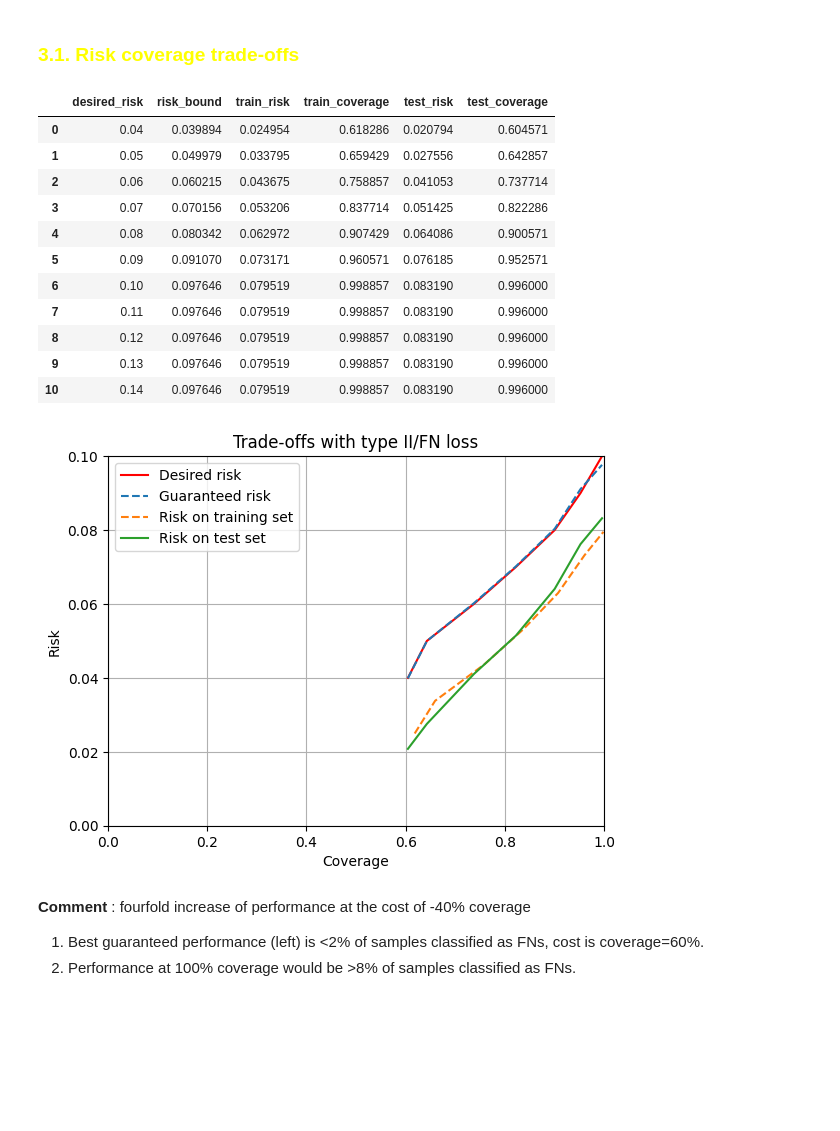
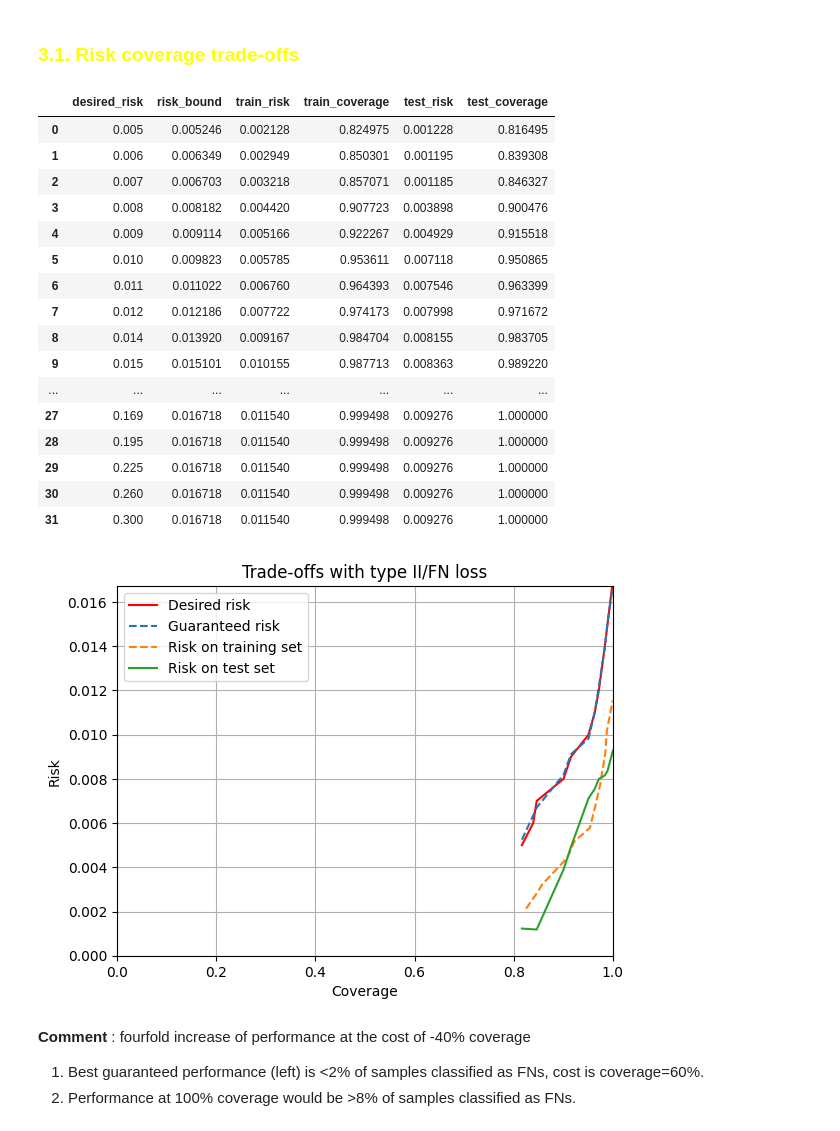
Before and after one commit to EmilienJemelen/selective-classification, a Jupyter notebook: HISTO_WSI/SGR.ipynb, the cells around one changed output. Drawn from its saved outputs; the diff is of its cells as text; code cells hidden in the pictures; blank space fills up the shorter version.

```diff
--- a/HISTO_WSI/SGR.ipynb
+++ b/HISTO_WSI/SGR.ipynb
@@ -97,7 +103,7 @@ __Comment__ :
 # %% [markdown]
 ### <font color = 'yellow'> 1.2. Evolution of trade-offs as class imbalance increases
 # %%
-sample_size=3500
+sample_size = min(int(sgr_df.y_true.sum())*2, int((sgr_df.y_true==0).sum()))
 all_propor_dfs = pd.DataFrame()
 
 for proportion_1 in range(1,51):
@@ -106,16 +112,15 @@ for proportion_1 in range(1,51):
                                             proportion_1=proportion_1/100,
                                             sample_size=sample_size)
 
-    train_set = imbalanced_set.iloc[:int(sample_size/2)]
-    train_set = train_set.sort_values('SR', ascending=True).reset_index(drop=True).copy()
-    test_set = imbalanced_set.iloc[int(sample_size/2):]
+    train_set_ = imbalanced_set.iloc[:int(sample_size/2)]
+    train_set_ = train_set_.sort_values('SR', ascending=True).reset_index(drop=True).copy()
+    test_set_ = imbalanced_set.iloc[int(sample_size/2):]
 
-    results = SGR_at_risks(train_set, test_set, k = int(np.log2(train_set.shape[0])),
-                           delta=0.05, desired_risks=[i/100 for i in range(1,30)])
+    results = SGR_at_risks(train_set_, test_set_, k = int(np.log2(train_set_.shape[0])),
+                           delta=delta, desired_risks=desired_risks)
     results['proportion_1'] = proportion_1/100
     all_propor_dfs = pd.concat([all_propor_dfs, results]).reset_index(drop=True)
 
-
-all_propor_dfs.head()
+all_propor_dfs
 # %% [output]
 |  | desired_risk | risk_bound | train_risk | train_coverage | test_risk | test_coverage | proportion_1 |
@@ -182,6 +195,6 @@ __Comment__ : no clear effect of imbalance increase
 # %%
 results = SGR_at_risks(train_set, test_set, k = int(np.log2(train_set.shape[0])),
-                       delta=0.05, desired_risks=[i/100 for i in range(1,15)], loss = 'typeI')
+                       delta=delta, desired_risks=desired_risks, loss = 'typeI')
 results
 # %% [output]
 |  | desired_risk | risk_bound | train_risk | train_coverage | test_risk | test_coverage |
@@ -220,7 +236,6 @@ __Comment__ : fourfold increase of performance at the cost of -70% coverage
 # %% [markdown]
 ### <font color = 'yellow'> 2.2. Evolution of trade-offs as class imbalance increases
 # %%
-sample_size=3500
 all_propor_dfs = pd.DataFrame()
 
 for proportion_1 in range(1,51):
@@ -229,15 +244,15 @@ for proportion_1 in range(1,51):
                                             proportion_1=proportion_1/100,
                                             sample_size=sample_size)
 
-    train_set = imbalanced_set.iloc[:int(sample_size/2)]
-    train_set = train_set.sort_values('SR', ascending=True).reset_index(drop=True).copy()
-    test_set = imbalanced_set.iloc[int(sample_size/2):]
+    train_set_ = imbalanced_set.iloc[:int(sample_size/2)]
+    train_set_ = train_set_.sort_values('SR', ascending=True).reset_index(drop=True).copy()
+    test_set_ = imbalanced_set.iloc[int(sample_size/2):]
 
-    results = SGR_at_risks(train_set, test_set, k = int(np.log2(train_set.shape[0])),
-                           delta=0.05, desired_risks=[i/100 for i in range(1,30)], loss='typeI')
+    results = SGR_at_risks(train_set_, test_set_, k = int(np.log2(train_set_.shape[0])),
+                           delta=delta, desired_risks=desired_risks, loss='typeI')
     results['proportion_1'] = proportion_1/100
     all_propor_dfs = pd.concat([all_propor_dfs, results]).reset_index(drop=True)
 
-all_propor_dfs.head()
+all_propor_dfs
 # %% [output]
 |  | desired_risk | risk_bound | train_risk | train_coverage | test_risk | test_coverage | proportion_1 |
@@ -307,36 +329,41 @@ __In other words, class imbalance seems beneficial for Selection with Guaranteed
 ### <font color = 'yellow'> 3.1. Risk coverage trade-offs
 # %%
 results = SGR_at_risks(train_set, test_set, k = int(np.log2(train_set.shape[0])),
-                       delta=0.05, desired_risks=[i/100 for i in range(1,15)], loss = 'typeII')
+                       delta=delta, desired_risks=desired_risks, loss = 'typeII')
 results
 # %% [output]
 |  | desired_risk | risk_bound | train_risk | train_coverage | test_risk | test_coverage |
-| 0 | 0.04 | 0.039894 | 0.024954 | 0.618286 | 0.020794 | 0.604571 |
-| 1 | 0.05 | 0.049979 | 0.033795 | 0.659429 | 0.027556 | 0.642857 |
-| 2 | 0.06 | 0.060215 | 0.043675 | 0.758857 | 0.041053 | 0.737714 |
-| 3 | 0.07 | 0.070156 | 0.053206 | 0.837714 | 0.051425 | 0.822286 |
-| 4 | 0.08 | 0.080342 | 0.062972 | 0.907429 | 0.064086 | 0.900571 |
-| 5 | 0.09 | 0.091070 | 0.073171 | 0.960571 | 0.076185 | 0.952571 |
-| 6 | 0.10 | 0.097646 | 0.079519 | 0.998857 | 0.083190 | 0.996000 |
-| 7 | 0.11 | 0.097646 | 0.079519 | 0.998857 | 0.083190 | 0.996000 |
-| 8 | 0.12 | 0.097646 | 0.079519 | 0.998857 | 0.083190 | 0.996000 |
-| 9 | 0.13 | 0.097646 | 0.079519 | 0.998857 | 0.083190 | 0.996000 |
-| 10 | 0.14 | 0.097646 | 0.079519 | 0.998857 | 0.083190 | 0.996000 |
+| 0 | 0.005 | 0.005246 | 0.002128 | 0.824975 | 0.001228 | 0.816495 |
+| 1 | 0.006 | 0.006349 | 0.002949 | 0.850301 | 0.001195 | 0.839308 |
+| 2 | 0.007 | 0.006703 | 0.003218 | 0.857071 | 0.001185 | 0.846327 |
+| 3 | 0.008 | 0.008182 | 0.004420 | 0.907723 | 0.003898 | 0.900476 |
+| 4 | 0.009 | 0.009114 | 0.005166 | 0.922267 | 0.004929 | 0.915518 |
+| 5 | 0.010 | 0.009823 | 0.005785 | 0.953611 | 0.007118 | 0.950865 |
+| 6 | 0.011 | 0.011022 | 0.006760 | 0.964393 | 0.007546 | 0.963399 |
+| 7 | 0.012 | 0.012186 | 0.007722 | 0.974173 | 0.007998 | 0.971672 |
+| 8 | 0.014 | 0.013920 | 0.009167 | 0.984704 | 0.008155 | 0.983705 |
+| 9 | 0.015 | 0.015101 | 0.010155 | 0.987713 | 0.008363 | 0.989220 |
+| ... | ... | ... | ... | ... | ... | ... |
+| 27 | 0.169 | 0.016718 | 0.011540 | 0.999498 | 0.009276 | 1.000000 |
+| 28 | 0.195 | 0.016718 | 0.011540 | 0.999498 | 0.009276 | 1.000000 |
+| 29 | 0.225 | 0.016718 | 0.011540 | 0.999498 | 0.009276 | 1.000000 |
+| 30 | 0.260 | 0.016718 | 0.011540 | 0.999498 | 0.009276 | 1.000000 |
+| 31 | 0.300 | 0.016718 | 0.011540 | 0.999498 | 0.009276 | 1.000000 |
 # %%
 plt.plot(results.test_coverage, results.desired_risk, label = 'Desired risk', c='red')
 plt.plot(results.test_coverage, results.risk_bound, label = 'Guaranteed risk',  linestyle='--')
 plt.plot(results.train_coverage, results.train_risk, label = 'Risk on training set',  linestyle='--')
 plt.plot(results.test_coverage, results.test_risk, label = 'Risk on test set')
 plt.xlabel('Coverage')
 plt.ylabel('Risk')
-plt.ylim(0,0.1)
+plt.ylim(0,max(results.risk_bound))
 plt.xlim(0,1)
 plt.legend()
 plt.title('Trade-offs with type II/FN loss')
 plt.grid()
 plt.show()
 # %% [output]
-[figure, old version]
+[figure, new version]
 # %% [markdown]
 __Comment__ : fourfold increase of performance at the cost of -40% coverage
 1) Best guaranteed performance (left) is <2% of samples classified as FNs, cost is coverage=60%.
```
Also changed, not shown: parts of 19 cells of this notebook, 1 other file.
